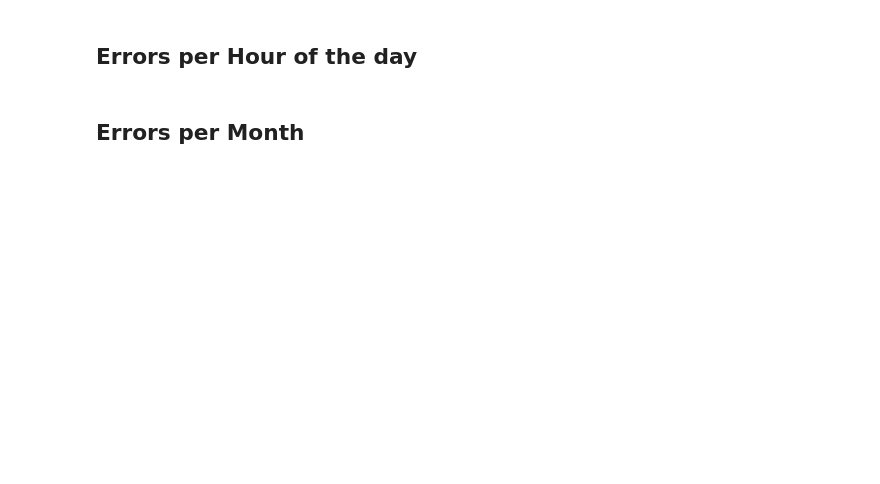
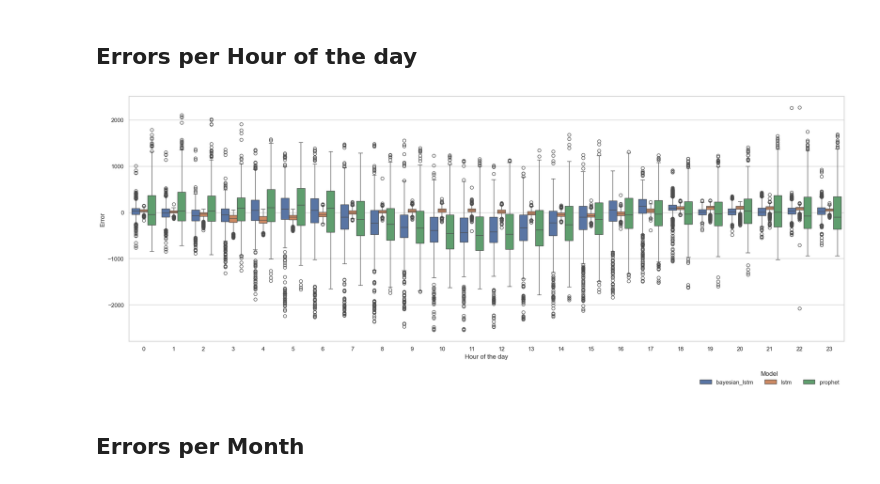
Before and after one commit to LucasHausi/probabilistic-load-forecast-project, a Jupyter notebook: notebooks/performance/model_comparison.ipynb, the cells around one changed output. Saved outputs shown, nothing was run; the diff lists cells and outputs as text; code cells hidden in the pictures; blank space fills up the shorter version.

```diff
--- a/notebooks/performance/model_comparison.ipynb
+++ b/notebooks/performance/model_comparison.ipynb
@@ -568,4 +587,37 @@ labels
 # %% [markdown]
 ## Errors per Hour of the day
+# %%
+error_df["hour"] = error_df.index.hour
+
+error_df_long = error_df.reset_index().melt(
+    id_vars=["period", "hour"],
+    value_vars=["bayesian_lstm", "lstm", "prophet"],
+    var_name="model",
+    value_name="error"
+)
+# %%
+fig, ax = plt.subplots(figsize=(20,8))
+
+sns.boxplot(
+    data=error_df_long,
+    x="hour",
+    y="error",
+    hue="model",
+    ax=ax
+)
+
+ax.legend(
+    title="Model",
+    ncols=3,
+    frameon=False,
+    bbox_to_anchor = (1,-0.1),
+    loc="upper right"
+)
+
+ax.set_xlabel("Hour of the day")
+ax.set_ylabel("Error")
+fig.tight_layout()
+# %% [output]
+[figure, added]
 # %% [markdown]
 ## Errors per Month
```
Also changed, not shown: parts of 7 cells of this notebook.
